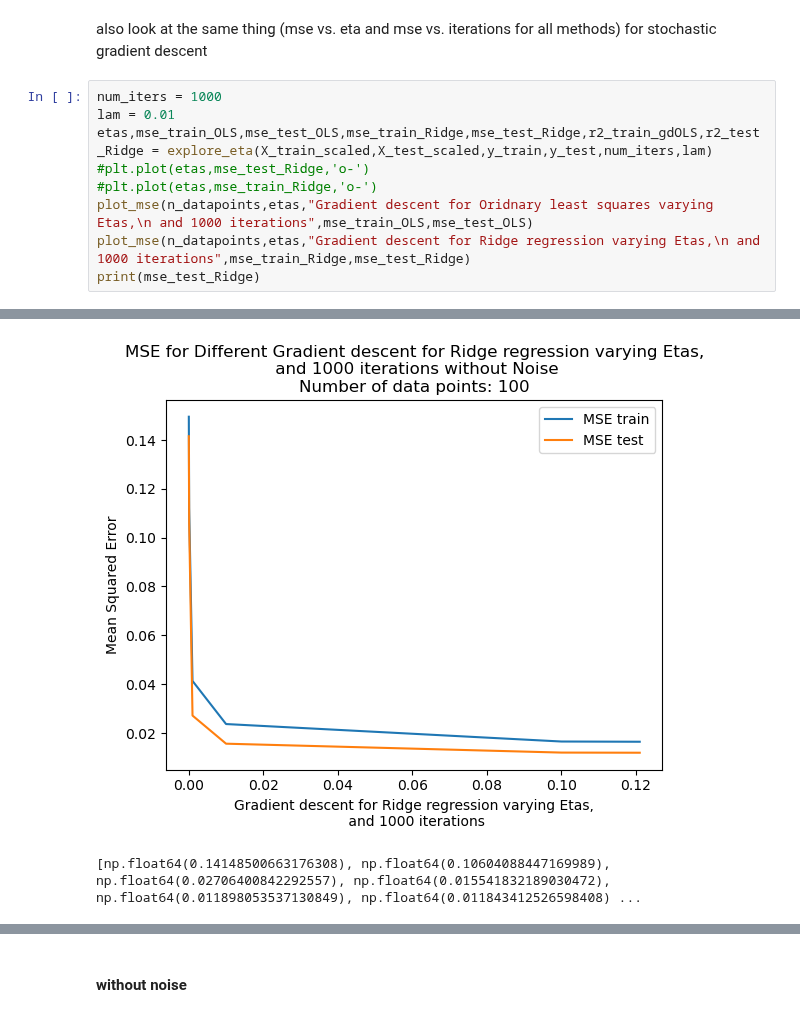
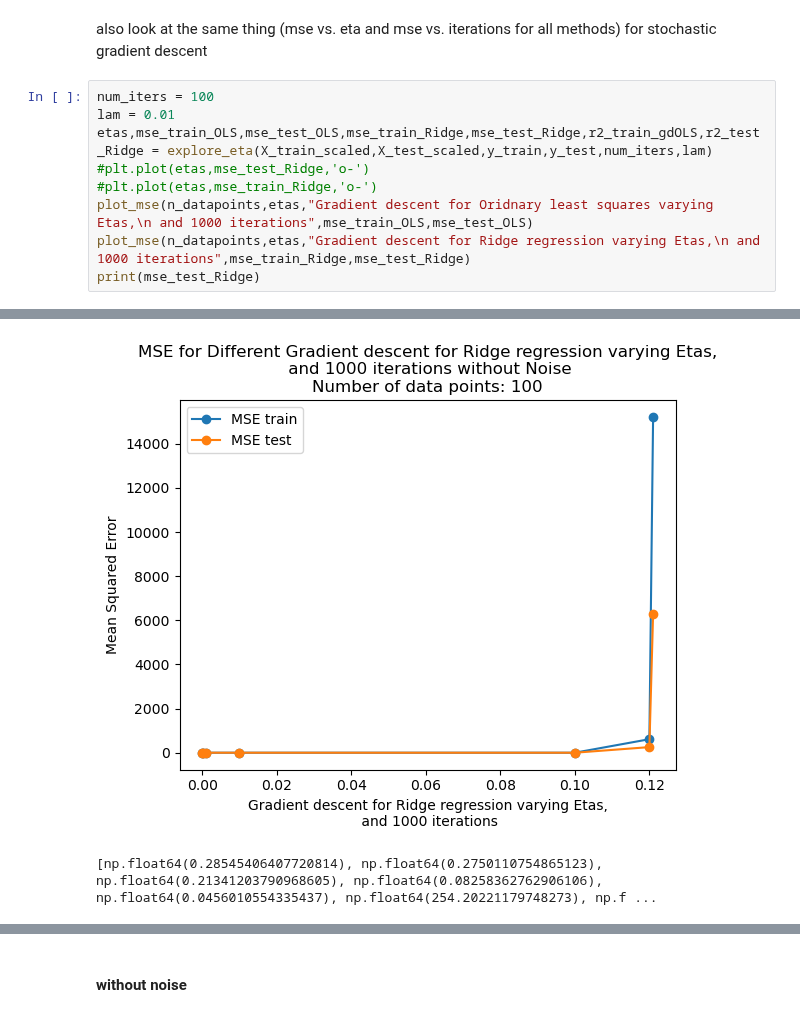
Before and after one commit to johtj/data_analysis_ml_projects, a Jupyter notebook: assignment1/code/assignment1_JT.ipynb, the cells around one changed output, grey strips where cells are left out. Cells and saved outputs as stored; diff of their text form.

```diff
--- a/assignment1/code/assignment1_JT.ipynb
+++ b/assignment1/code/assignment1_JT.ipynb
@@ -123,7 +127,7 @@ look at the mse of all methods for eta with same eta varying number of iterataio
 # %% [markdown]
 also look at the same thing (mse vs. eta and mse vs. iterations for all methods) for stochastic gradient descent
 # %%
-num_iters = 1000
+num_iters = 100
 lam = 0.01
 etas,mse_train_OLS,mse_test_OLS,mse_train_Ridge,mse_test_Ridge,r2_train_gdOLS,r2_test_Ridge = explore_eta(X_train_scaled,X_test_scaled,y_train,y_test,num_iters,lam)
 #plt.plot(etas,mse_test_Ridge,'o-')
@@ -136,4 +140,4 @@ print(mse_test_Ridge)
-[figure, old version]
+[figure, new version]
-[np.float64(0.14148500663176308), np.float64(0.10604088447169989), np.float64(0.02706400842292557), np.float64(0.015541832189030472), np.float64(0.011898053537130849), np.float64(0.011843412526598408) ...
+[np.float64(0.28545406407720814), np.float64(0.2750110754865123), np.float64(0.21341203790968605), np.float64(0.08258362762906106), np.float64(0.0456010554335437), np.float64(254.20221179748273), np.f ...
 # %%
 #same for stochastic
```
Also changed, not shown: parts of 8 cells of this notebook, 37 other files.
